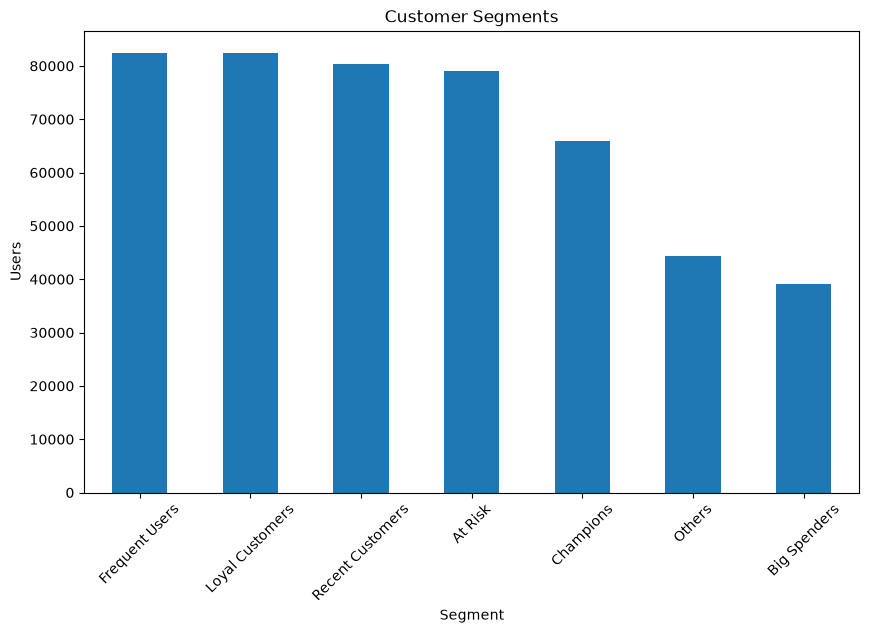
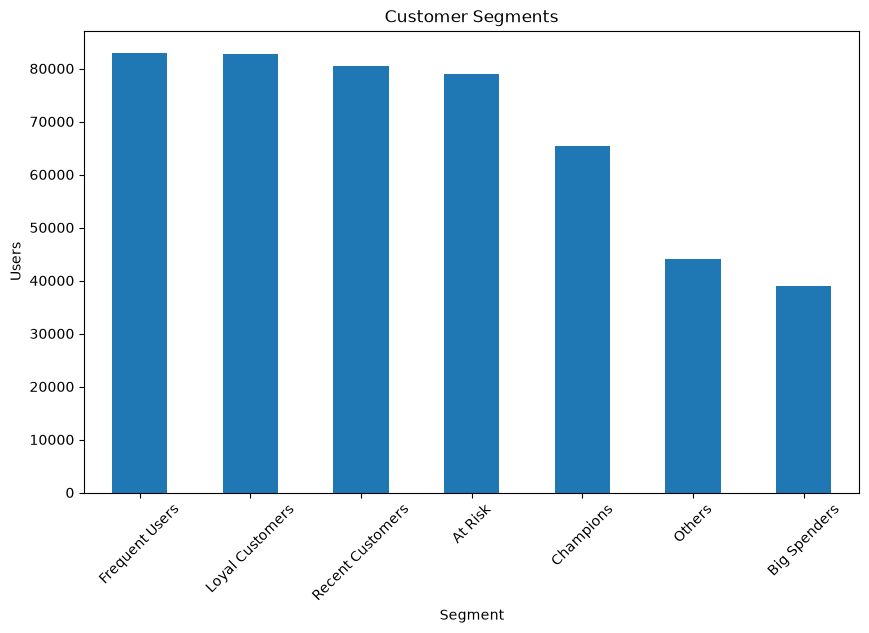
The notebook cell's code change between the first figure and the second:
--- before
+++ after
@@ -15,3 +15,8 @@
 plt.xticks(rotation=45)
 
+plt.savefig(
+    "../outputs/customer_segments.png",
+    bbox_inches="tight"
+)
+
 plt.show()

Commit: Update notebooks and dashboard files